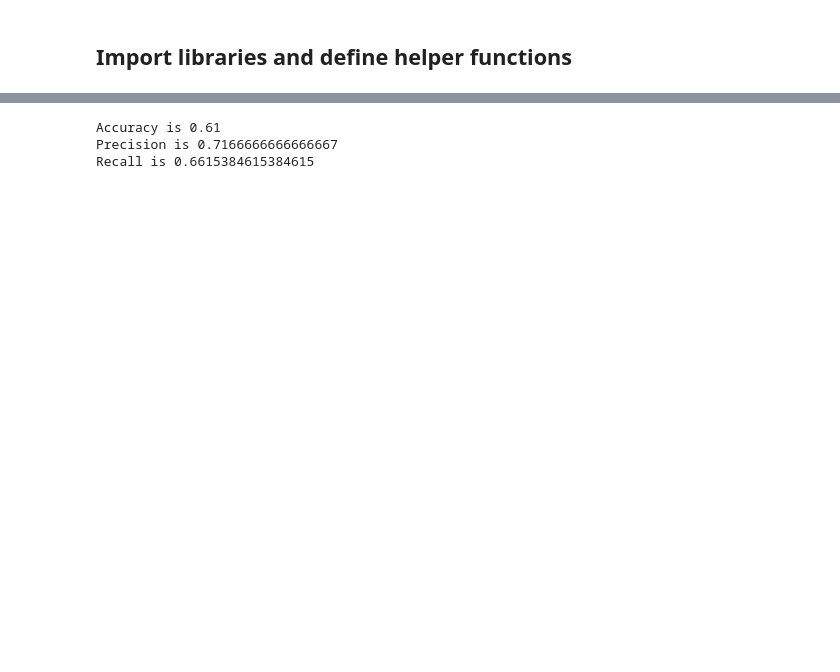
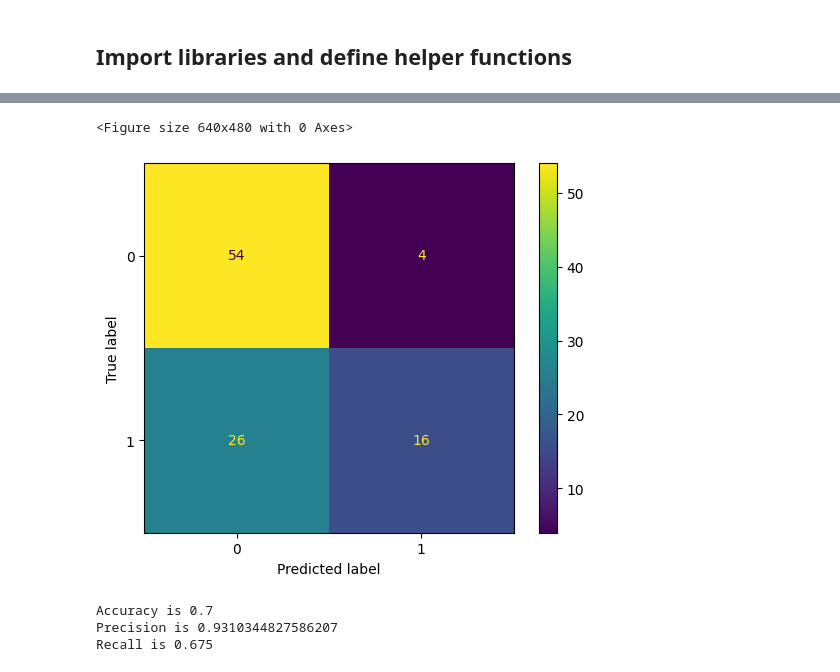
Before and after one commit to turanbulmus/spacehack, a Jupyter notebook: Next-Generation Astronomical Transient Classification via Large Language Models.ipynb, the cells around one changed output, grey strips where cells are left out. Drawn from its saved outputs; the diff is of its cells as text; code cells hidden in the pictures; blank space fills up the shorter version.

Commit message:
cleaned the code and built experiments

```diff
--- a/Next-Generation Astronomical Transient Classification via Large Language Models.ipynb
+++ b/Next-Generation Astronomical Transient Classification via Large Language Models.ipynb
@@ -406,5 +292,0 @@ If any of your observations contradict a potential classification, acknowledge t
-# %%
-stat_prompt = []
-stat_prompt.extend(PERSONA + INSTRUCTIONS + EXAMPLES + METHOD +TASK)
-# Initialize the generative model with the desired model name.
-model = GenerativeModel("gemini-1.5-pro-001")
@@ -440,0 +293,23 @@ plt.show()
+# %%
+# Start logging the experiment
+
+## Prepare the variables
+timestamp = datetime.datetime.now()
+formatted_datetime = timestamp.strftime('%Y%m%d%H%M')
+
+
+## Log the experiments variables
+### Create the run name with timestamp
+run_name = "run" + formatted_datetime
+DESCRIPTION = "This is the first experiment with random seed 74 and 100 examples." # @param {type:"string"}
+MODEL = "gemini-1.5-pro-001" # @param [gemini-1.5-pro-001", "gemini-1.5-flash-001", "gemini-1.0-pro-002"]
+TEMPERATURE = 0.7 # @param {type:"slider", min:0, max:2, step:0.1}
+TOP_P = 0.7 # @param {type:"slider", min:0, max:1, step:0.05}
+PROMPT_FILE = save_prompt(stat_prompt + '\n'.join([a + "\n" + b + "\n" for (a,b) in example_description]), run_name)
+
+# Build the experimentation variables
+exp_vars = build_experiment_vars(description=DESCRIPTION,prompt=PROMPT_FILE, model=MODEL, temperature=TEMPERATURE, top_p=TOP_P, random_seed=RANDOM_SEED)
+# Start the run
+aiplatform.start_run(run_name)
+# Log the experiment variables
+aiplatform.log_params(exp_vars)
@@ -440,0 +318,3 @@ plt.show()
+# %%
+# Build and then the batch run requests
+pred_df = build_run_batch(bq_client, batch_index, labels_ref, PROJECT_ID, DATASET_ID, run_name, MODEL, stat_prompt, EXAMPLES, TEMPERATURE, TOP_P)
@@ -441,12 +335,22 @@ plt.show()
 # %%
+# Generate the confusion matrix for the results
+plt.clf()
+cm = confusion_matrix(pred_df.actual, pred_df.predicted)
+disp = ConfusionMatrixDisplay(confusion_matrix=cm)
+disp.plot()
+plt.show()
+# Calculate TP, TN, FP, FN
 TP = cm[0][0]
 TN = cm[1][1]
 FP = cm[0][1]
 FN = cm[1][0]
+# Print the metrics
 print(f"Accuracy is {(TN+TP)/(TN+TP+FP+FN)}")
 print(f"Precision is {TP/(TP+FP)}")
 print(f"Recall is {TP/(TP+FN)}")
 # %% [output]
-Accuracy is 0.61
-Precision is 0.7166666666666667
-Recall is 0.6615384615384615
+<Figure size 640x480 with 0 Axes>
+[figure, added]
+Accuracy is 0.7
+Precision is 0.9310344827586207
+Recall is 0.675
```
Also changed, not shown: parts of 18 cells of this notebook, 3 other files.
